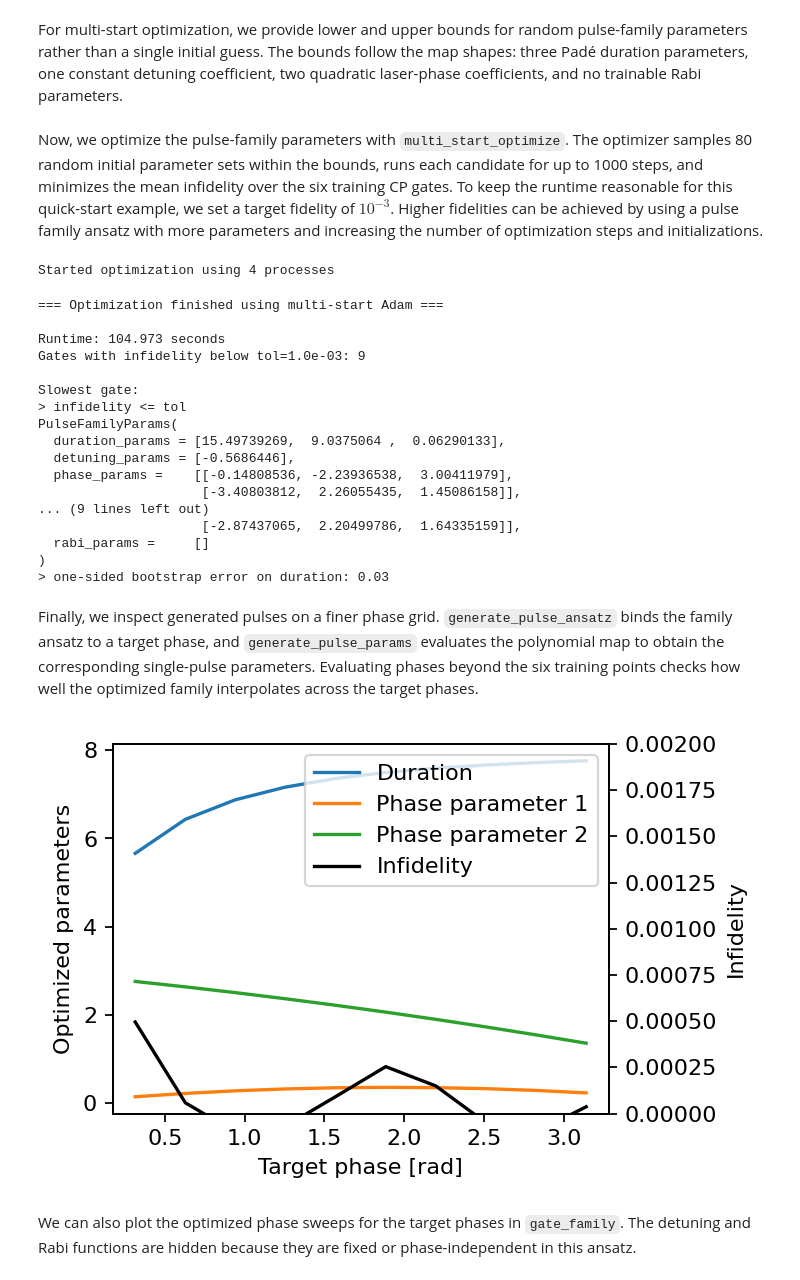
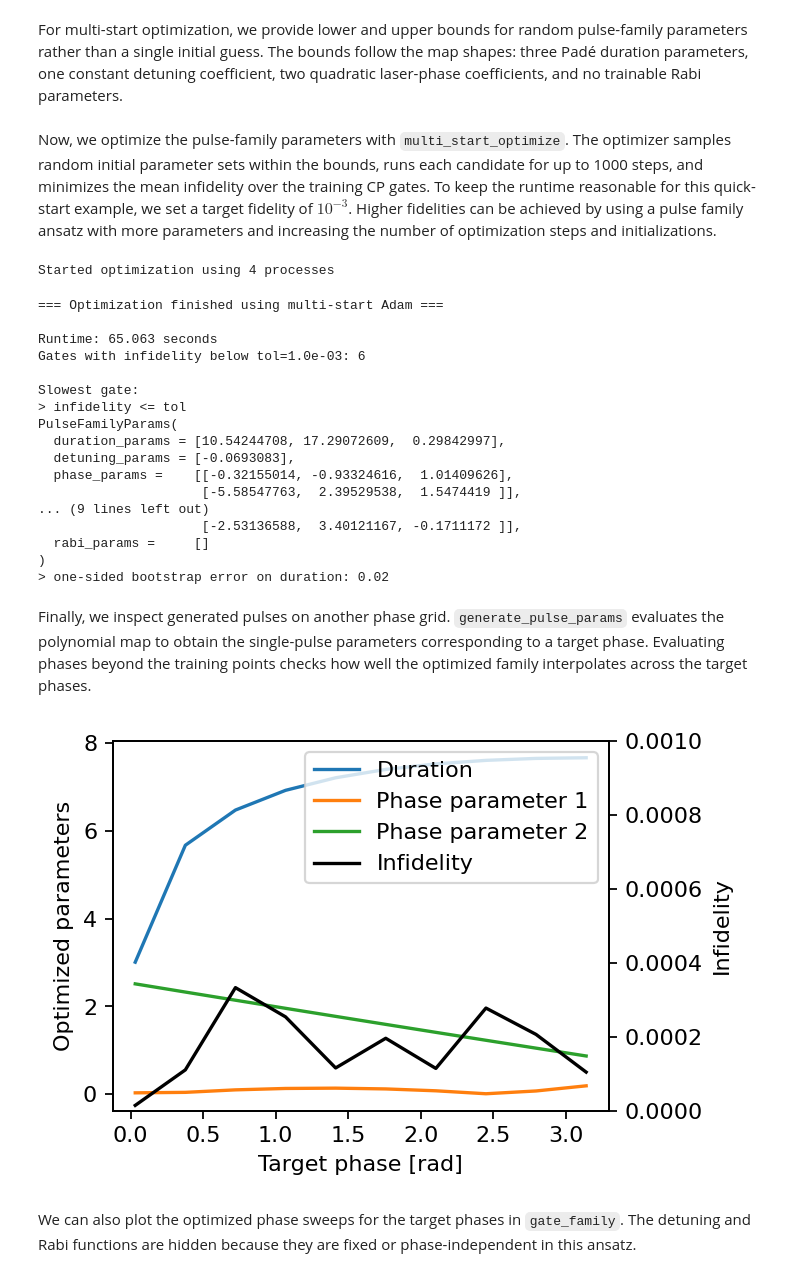
Before and after one commit to dflocher/rydopt, a Jupyter notebook: docs/examples/gate_family_quick_start.ipynb, the cells around one changed output. Saved outputs shown, nothing was run; the diff lists cells and outputs as text; code cells hidden in the pictures.

Commit message:
Improve empirical formula for cp gate duration

```diff
--- a/docs/examples/gate_family_quick_start.ipynb
+++ b/docs/examples/gate_family_quick_start.ipynb
@@ -20,5 +20,5 @@ First, we choose six target phases between $0.1\pi$ and $\pi$ that should be rea
 # %%
-target_phases = np.logspace(-1, 0, 6) * np.pi
+target_phases = np.logspace(-2, 0, 6) * np.pi
 
 sampled_gates = [
     ro.gates.TwoQubitGate(
@@ -39,7 +39,7 @@ Then we choose a pulse family ansatz. The underlying pulse has constant detuning
 # %%
 degrees = [3, 0, 2, 0]  # duration, detuning, laser phase, Rabi amplitude
 
-pulse_map = ro.pulses.PolynomialPulseMapWithEmpirical(degrees=degrees)
+pulse_map = ro.pulses.PolynomialPulseMapWithEmpiricalDuration(degrees=degrees)
 pulse_family = ro.pulses.PulseFamilyAnsatz(
     detuning_ansatz=ro.pulses.Const(),
     phase_ansatz=ro.pulses.SinCrab(2),
@@ -49,13 +49,13 @@ pulse_family = ro.pulses.PulseFamilyAnsatz(
 For multi-start optimization, we provide lower and upper bounds for random pulse-family parameters rather than a single initial guess. The bounds follow the map shapes: three Padé duration parameters, one constant detuning coefficient, two quadratic laser-phase coefficients, and no trainable Rabi parameters.
 # %%
 min_initial_params = ro.pulses.PulseFamilyParams(
-    [5.0, 5.0, 0.1], [[-1.0]], [[-1.0, -1.0, -1.0], [-1.0, -1.0, -1.0]], [[]]
+    [7, 10, 0.1], [[-0.1]], [[-5.0, -5.0, -5.0], [-5.0, -5.0, -5.0]], [[]]
 )
 max_initial_params = ro.pulses.PulseFamilyParams(
-    [10.0, 14.0, 1.5], [[1.0]], [[1.0, 1.0, 1.0], [1.0, 1.0, 1.0]], [[]]
+    [8, 20, 0.5], [[0.0]], [[5.0, 5.0, 5.0], [5.0, 5.0, 5.0]], [[]]
 )
 # %% [markdown]
-Now, we optimize the pulse-family parameters with `multi_start_optimize`. The optimizer samples 80 random initial parameter sets within the bounds, runs each candidate for up to 1000 steps, and minimizes the mean infidelity over the six training CP gates. To keep the runtime reasonable for this quick-start example, we set a target fidelity of $10^{-3}$. Higher fidelities can be achieved by using a pulse family ansatz with more parameters and increasing the number of optimization steps and initializations.
+Now, we optimize the pulse-family parameters with `multi_start_optimize`. The optimizer samples random initial parameter sets within the bounds, runs each candidate for up to 1000 steps, and minimizes the mean infidelity over the training CP gates. To keep the runtime reasonable for this quick-start example, we set a target fidelity of $10^{-3}$. Higher fidelities can be achieved by using a pulse family ansatz with more parameters and increasing the number of optimization steps and initializations.
 # %%
 opt_result_gate_family = ro.optimization.multi_start_optimize(
     gate_family,
@@ -63,8 +63,8 @@ opt_result_gate_family = ro.optimization.multi_start_optimize(
     min_initial_params,
     max_initial_params,
     tol=1e-3,
-    num_initializations=100,
-    num_steps=1000,
+    num_initializations=80,
+    num_steps=500,
     num_processes=4,
     return_history=False,
 )
@@ -73,57 +73,57 @@ optimized_family_params = opt_result_gate_family.params
 Started optimization using 4 processes
 === Optimization finished using multi-start Adam ===
 
-Runtime: 104.973 seconds
-Gates with infidelity below tol=1.0e-03: 9
+Runtime: 65.063 seconds
+Gates with infidelity below tol=1.0e-03: 6
 
 Slowest gate:
 > infidelity <= tol
 PulseFamilyParams(
-  duration_params = [15.49739269,  9.0375064 ,  0.06290133],
-  detuning_params = [-0.5686446],
-  phase_params =    [[-0.14808536, -2.23936538,  3.00411979],
-                     [-3.40803812,  2.26055435,  1.45086158]],
+  duration_params = [10.54244708, 17.29072609,  0.29842997],
+  detuning_params = [-0.0693083],
+  phase_params =    [[-0.32155014, -0.93324616,  1.01409626],
+                     [-5.58547763,  2.39529538,  1.5474419 ]],
 ... (9 lines left out)
-                     [-2.87437065,  2.20499786,  1.64335159]],
+                     [-2.53136588,  3.40121167, -0.1711172 ]],
   rabi_params =     []
 )
-> one-sided bootstrap error on duration: 0.03
+> one-sided bootstrap error on duration: 0.02
 # %% [markdown]
-Finally, we inspect generated pulses on a finer phase grid. `generate_pulse_ansatz` binds the family ansatz to a target phase, and `generate_pulse_params` evaluates the polynomial map to obtain the corresponding single-pulse parameters. Evaluating phases beyond the six training points checks how well the optimized family interpolates across the target phases.
+Finally, we inspect generated pulses on another phase grid. `generate_pulse_params` evaluates the polynomial map to obtain the single-pulse parameters corresponding to a target phase. Evaluating phases beyond the training points checks how well the optimized family interpolates across the target phases.
 # %%
-phases = np.linspace(0.1, 1, 10) * np.pi
+phases = np.linspace(0.01, 1, 10) * np.pi
 durations = []
 parameters = []
 infidelities = []
 
 pulse = pulse_family.pulse_ansatz
 for phase in tqdm(phases):
     gate = ro.gates.TwoQubitGate(
         phi=None,
         theta=phase,
         Vnn=float("inf"),
         decay=0.0,
     )
     params = pulse_family.generate_pulse_params(optimized_family_params, phase)
     infidelity, _, _ = ro.characterization.analyze_gate(gate, pulse, params, tol=1e-3)
     durations.append(params.duration)
     parameters.append(params.phase_params)
-    infidelities.append(infidelity)
+    infidelities.append(abs(infidelity))
 
 fig, ax1 = plt.subplots(figsize=(4, 3), dpi=160)
 ax2 = ax1.twinx()
 ax1.plot(phases, durations, label="Duration")
 ax1.plot(phases, np.abs(parameters), label=[f"Phase parameter {i + 1}" for i in range(2)])
 ax1.set_xlabel("Target phase [rad]")
 ax1.set_ylabel("Optimized parameters")
 ax2.plot(phases, infidelities, "k-", label="Infidelity")
-ax2.set_ylim(0, 2e-3)
+ax2.set_ylim(0, 1e-3)
 ax2.set_ylabel("Infidelity")
 handles1, labels1 = ax1.get_legend_handles_labels()
 handles2, labels2 = ax2.get_legend_handles_labels()
 ax2.legend(handles1 + handles2, labels1 + labels2, loc="upper right");
 # %% [output]
-[figure, old version]
+[figure, new version]
 # %% [markdown]
 We can also plot the optimized phase sweeps for the target phases in `gate_family`. The detuning and Rabi functions are hidden because they are fixed or phase-independent in this ansatz.
 # %%
```
Also changed, not shown: parts of 3 cells of this notebook, 5 other files.
